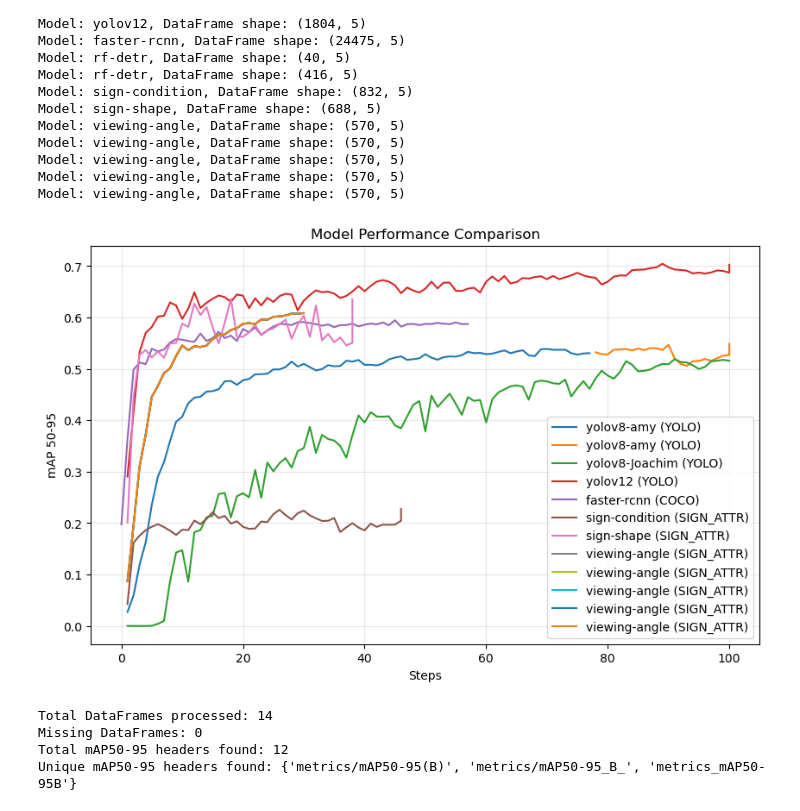
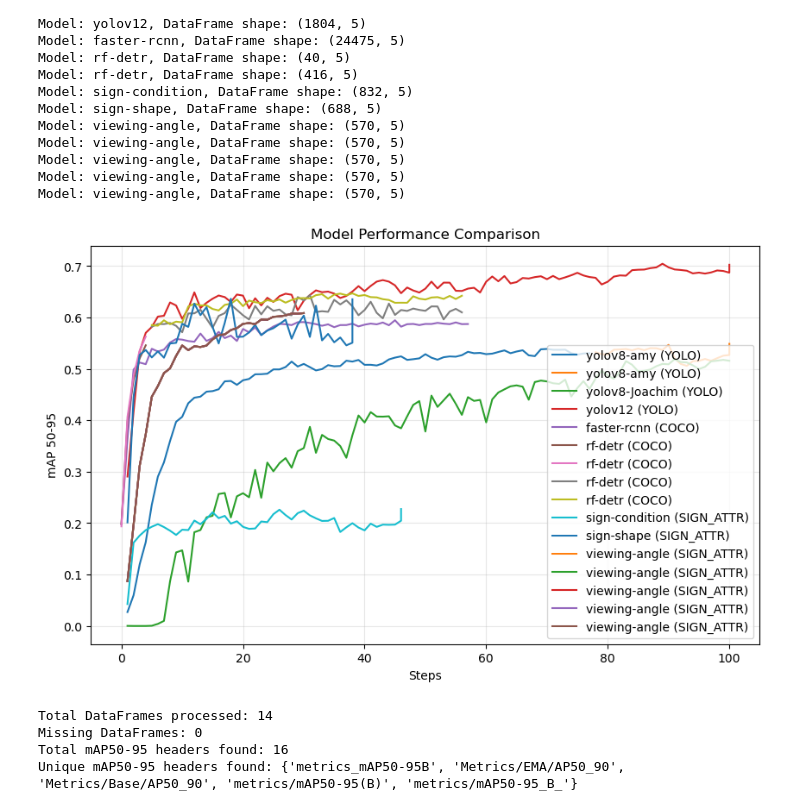
Before and after one commit to spiteriamy/ari3129-cv-group-project, a Jupyter notebook: 2c_results_comparison.ipynb, the cells around one changed output. Drawn from its saved outputs; the diff is of its cells as text; code cells hidden in the pictures.

```diff
--- a/2c_results_comparison.ipynb
+++ b/2c_results_comparison.ipynb
@@ -175,36 +175,36 @@ for df in dataframes_list:
         stats_dict['missing_dfs'] += 1
         continue
 
     headers = df['metric'].unique()
     for header in headers:
-        if 'mAP' in header and '50' in header and '95' in header:
+        if 'AP' in header and '50' in header and '9' in header:
             stats_dict['mAP50-95_headers'].add(header)
             stats_dict['map50-95_header_count'] += 1
 
             # for the plot
             subset = df[df['metric'] == header]
 
             # Plot once per model/metric
             plt.plot(
                 subset['step'],
                 subset['value'],
                 label=f"{df['model'].iloc[0]} ({df['category'].iloc[0]})"
             )
 
 plt.xlabel('Steps')
 plt.ylabel('mAP 50-95')
 plt.title('Model Performance Comparison')
 plt.legend()
 plt.grid(True, alpha=0.3)
 plt.show()
 
 print(f"Total DataFrames processed: {stats_dict['total_dfs']}")
 print(f"Missing DataFrames: {stats_dict['missing_dfs']}")
 print(f"Total mAP50-95 headers found: {stats_dict['map50-95_header_count']}")
 print(f"Unique mAP50-95 headers found: {stats_dict['mAP50-95_headers']}")
 # %% [output]
-[figure, old version]
+[figure, new version]
 Total DataFrames processed: 14
 Missing DataFrames: 0
-Total mAP50-95 headers found: 12
-Unique mAP50-95 headers found: {'metrics/mAP50-95(B)', 'metrics/mAP50-95_B_', 'metrics_mAP50-95B'}
+Total mAP50-95 headers found: 16
+Unique mAP50-95 headers found: {'metrics_mAP50-95B', 'Metrics/EMA/AP50_90', 'Metrics/Base/AP50_90', 'metrics/mAP50-95(B)', 'metrics/mAP50-95_B_'}
```
Also changed, not shown: parts of 2 cells of this notebook.
